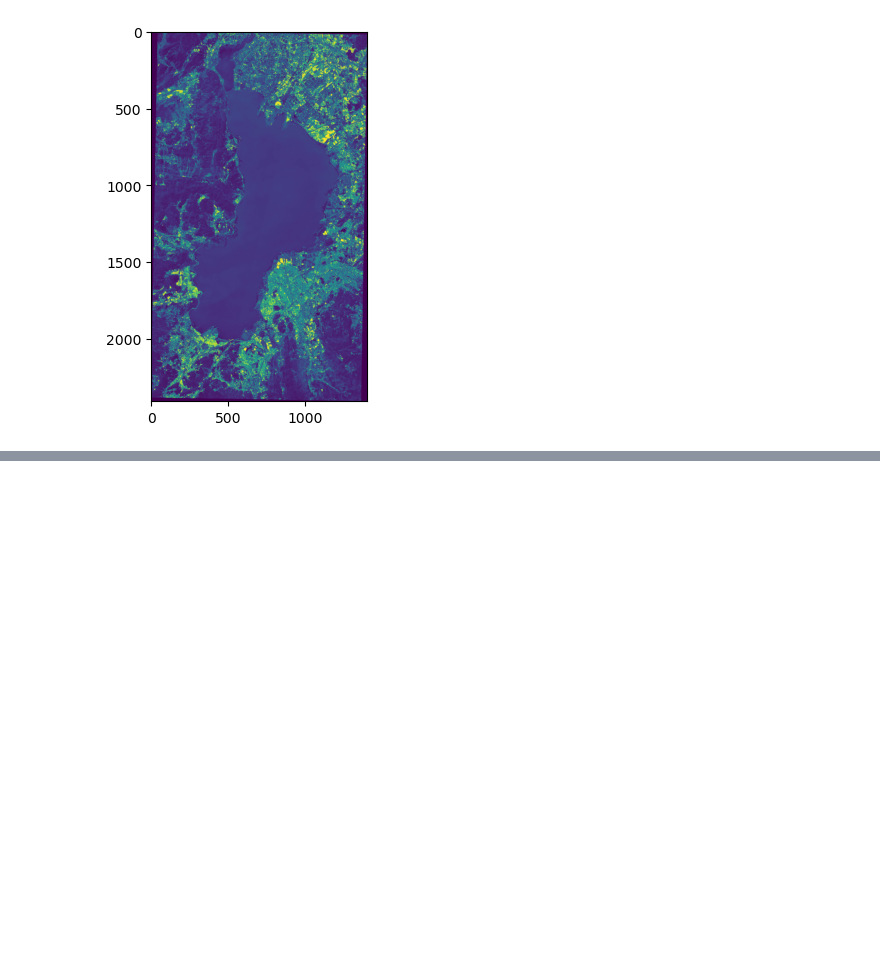
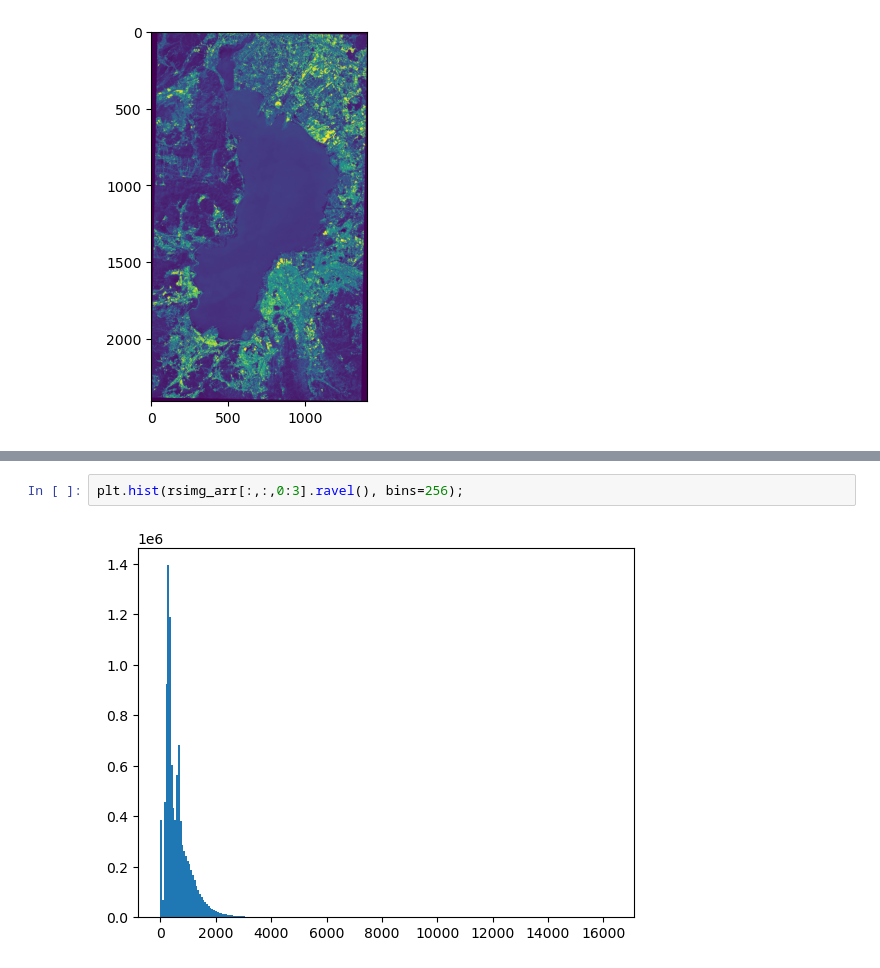
Before and after one commit to xinluo2018/rs-data-processing, a Jupyter notebook: 第5章-遥感影像数据处理程序设计/1_raster_read_write.ipynb, the cells around one changed output, grey strips where cells are left out. Saved outputs shown, nothing was run; the diff lists cells and outputs as text; blank space fills up the shorter version.

```diff
--- a/第5章-遥感影像数据处理程序设计/1_raster_read_write.ipynb
+++ b/第5章-遥感影像数据处理程序设计/1_raster_read_write.ipynb
@@ -59,0 +76,4 @@ rsimg.meta
+# %%
+plt.hist(rsimg_arr[:,:,0:3].ravel(), bins=256);
+# %% [output]
+[figure, added]
```
Also changed, not shown: parts of 22 cells of this notebook, 13 other files.
